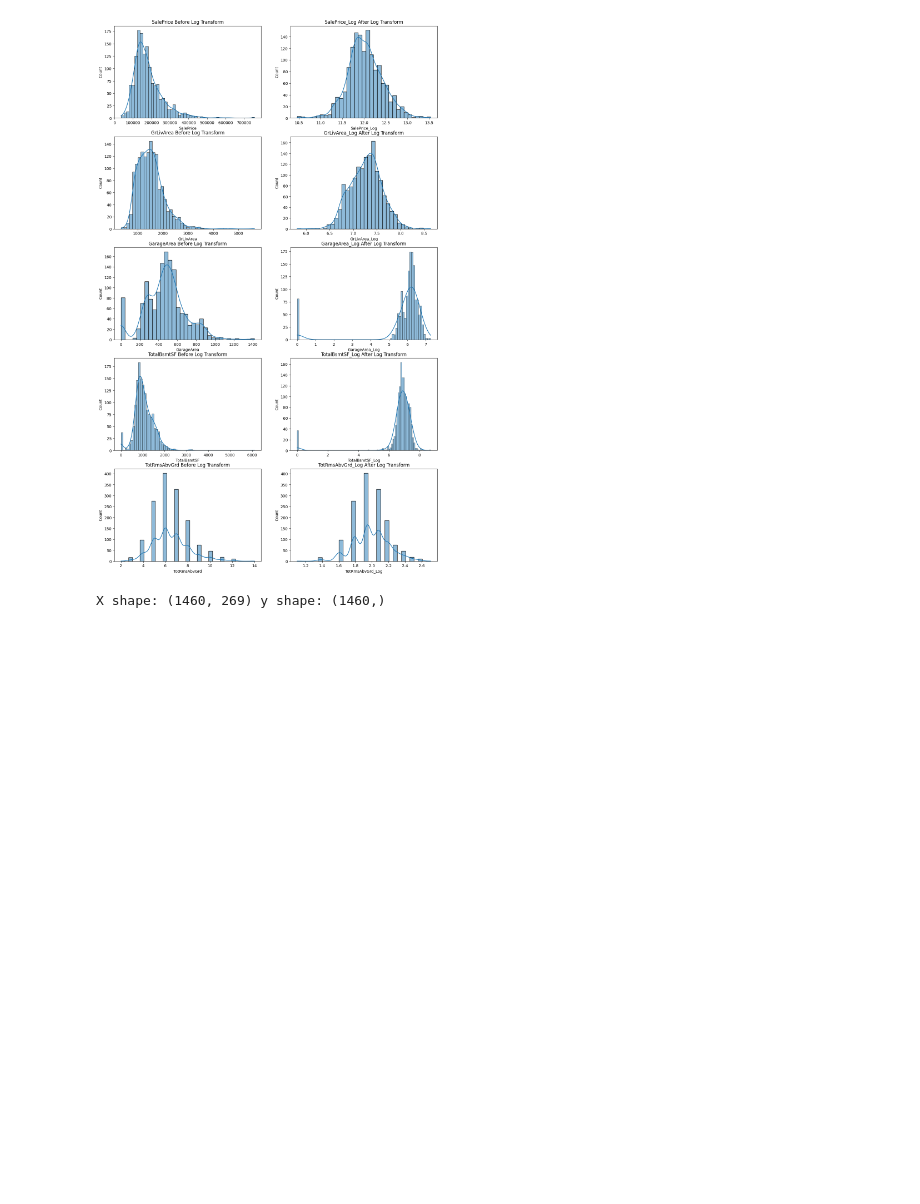
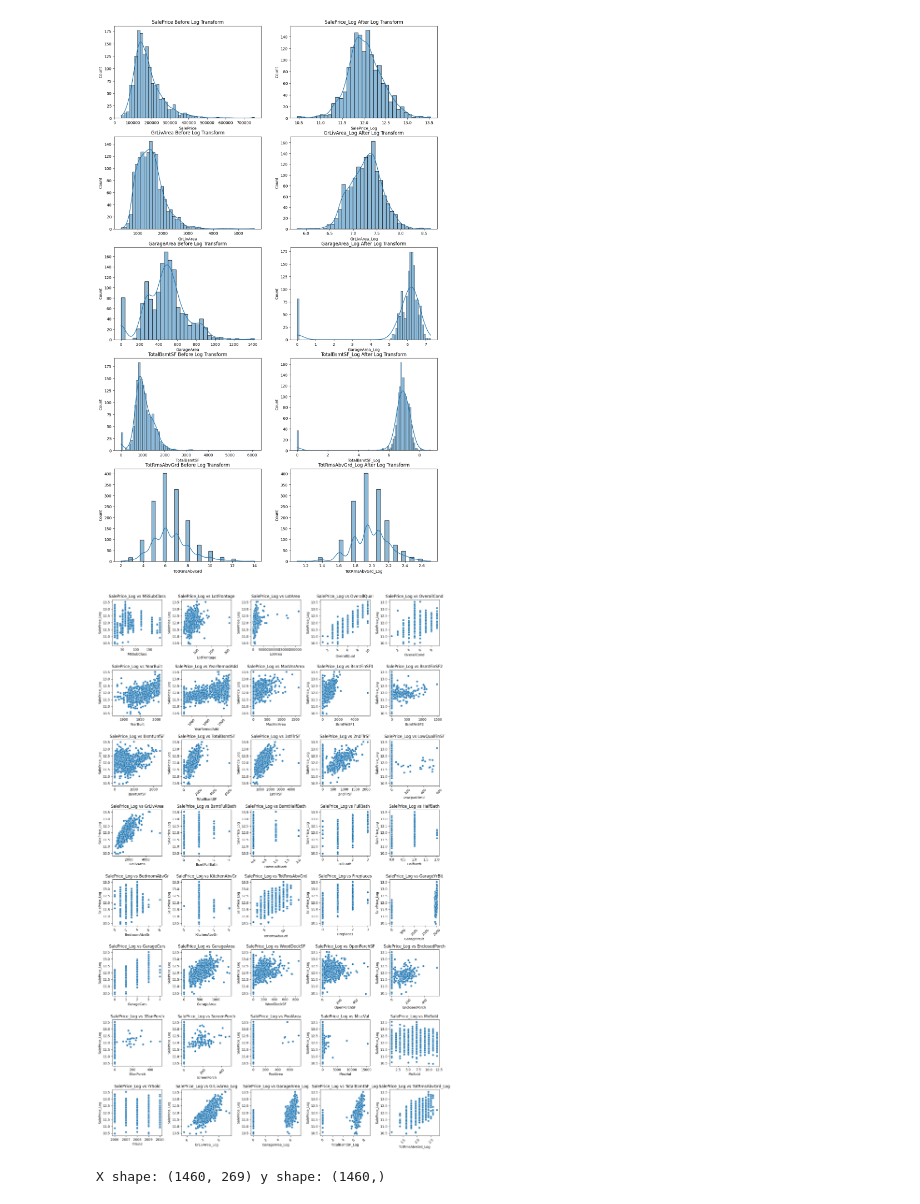
Before and after one commit to ta7er-Alalfi/House_Price_Prediction_T7, a Jupyter notebook: House_Price_Prediction_t7.ipynb, the cells around one changed output. Drawn from its saved outputs; the diff is of its cells as text; code cells hidden in the pictures; blank space fills up the shorter version.

```diff
--- a/House_Price_Prediction_t7.ipynb
+++ b/House_Price_Prediction_t7.ipynb
@@ -196,6 +196,24 @@ train_processed = all_data.iloc[:train_df.shape[0], :].copy()
 test_processed = all_data.iloc[train_df.shape[0]:, :].copy()
 
 train_processed["SalePrice"] = train_df["SalePrice"]
+# %%
+numeric_features = [col for col in train_processed.columns if train_processed[col].dtype in ['int64', 'float64'] and not col.startswith('SalePrice') and col != 'Id']
+n_features = len(numeric_features)
+n_cols = 5
+n_rows = (n_features + n_cols - 1) // n_cols
+
+plt.figure(figsize=(15, 3 * n_rows))
+for i, feature in enumerate(numeric_features, 1):
+    plt.subplot(n_rows, n_cols, i)
+    sns.scatterplot(x=train_processed[feature], y=train_processed['SalePrice_Log'])
+    plt.title(f'SalePrice_Log vs {feature}')
+    plt.xlabel(feature)
+    plt.ylabel('SalePrice_Log')
+    plt.xticks(rotation=45 if len(str(feature)) > 10 else 0)
+plt.tight_layout()
+plt.show()
+# %% [output]
+[figure, added]
 # %%
 skewed_features = ['SalePrice', 'GrLivArea', 'TotalBsmtSF', '1stFlrSF', '2ndFlrSF', 'TotalSF', 'GarageArea', 'LotArea']
 for feature in skewed_features:
```
Also changed, not shown: parts of 2 cells of this notebook.
